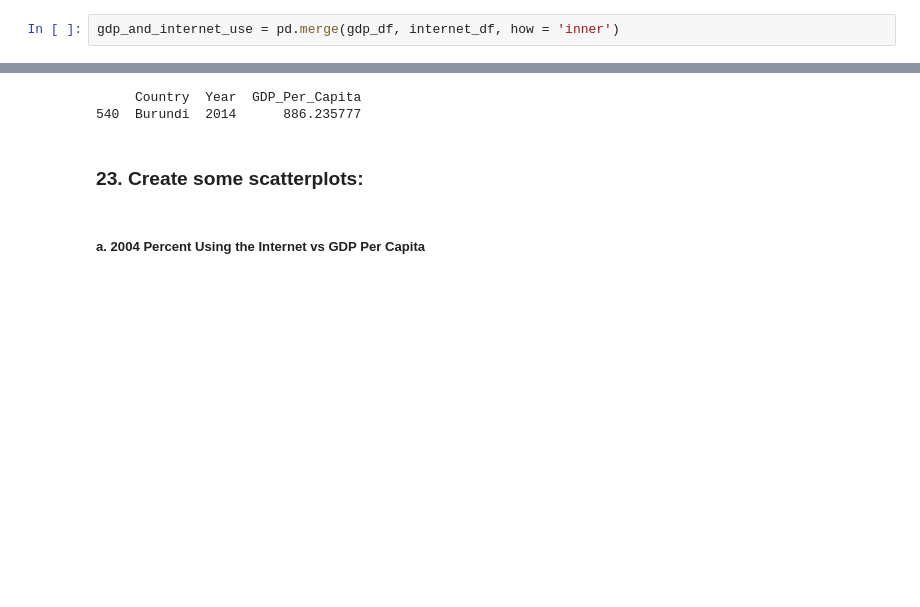
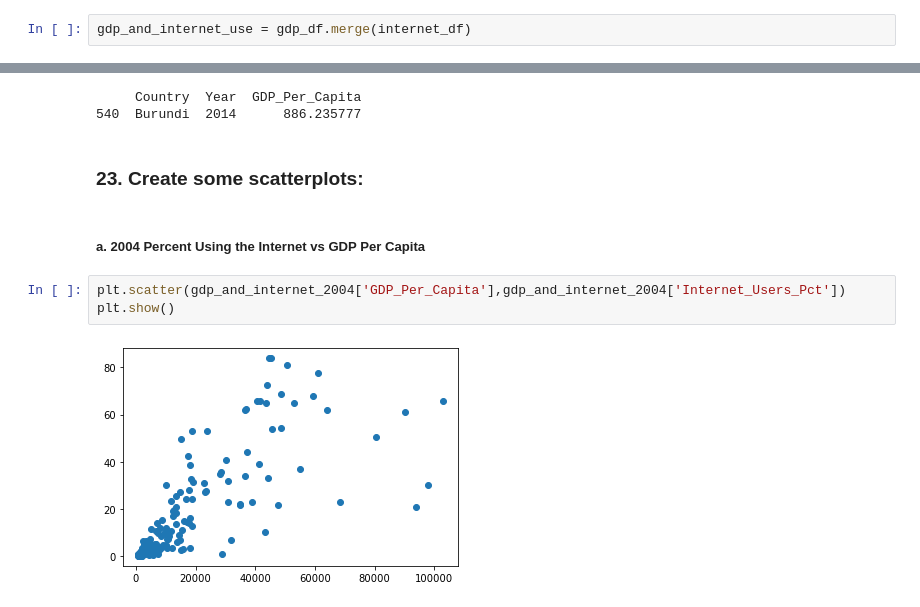
Before and after one commit to NSS-Data-Analytics-Cohort-7/gdp-and-internet-usage-dthomasson8, a Jupyter notebook: Notebook/GDP_Project.ipynb, the cells around one changed output, grey strips where cells are left out. Saved outputs shown, nothing was run; the diff lists cells and outputs as text; blank space fills up the shorter version.

```diff
--- a/Notebook/GDP_Project.ipynb
+++ b/Notebook/GDP_Project.ipynb
@@ -158,7 +158,7 @@ print(internet_df)
 # %% [markdown]
 ### 13. Merge the two DataFrames to one. Merge all rows from each of the two DataFrames. Call the new DataFrame gdp_and_internet_use.
 # %%
-gdp_and_internet_use = pd.merge(gdp_df, internet_df, how = 'inner')
+gdp_and_internet_use = gdp_df.merge(internet_df)
 # %%
 print(gdp_and_internet_use)
 # %% [output]
@@ -347,3 +331,8 @@ print(gdp_and_internet_2014[['Country', 'Year','GDP_Per_Capita']][gdp_and_intern
 ### 23. Create some scatterplots:
 # %% [markdown]
 ##### a. 2004 Percent Using the Internet vs GDP Per Capita
+# %%
+plt.scatter(gdp_and_internet_2004['GDP_Per_Capita'],gdp_and_internet_2004['Internet_Users_Pct'])
+plt.show()
+# %% [output]
+[figure, added]
```
Also changed, not shown: parts of 14 cells of this notebook.
